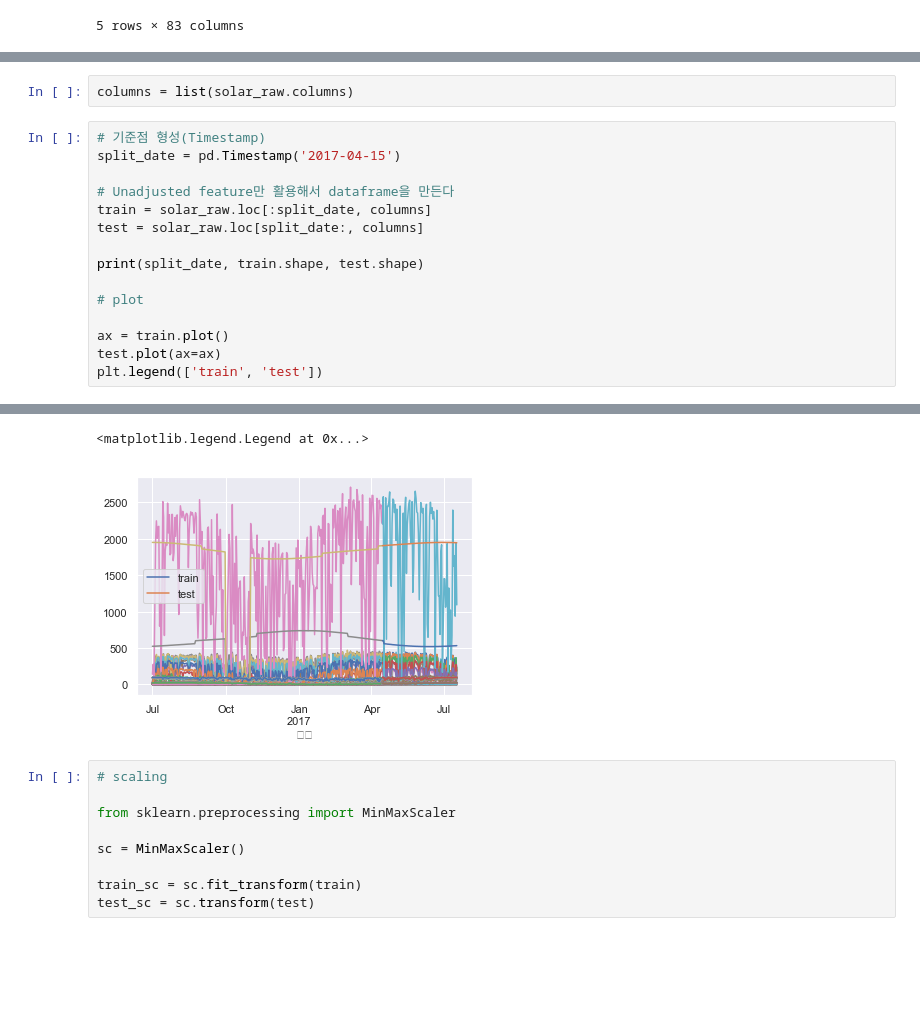
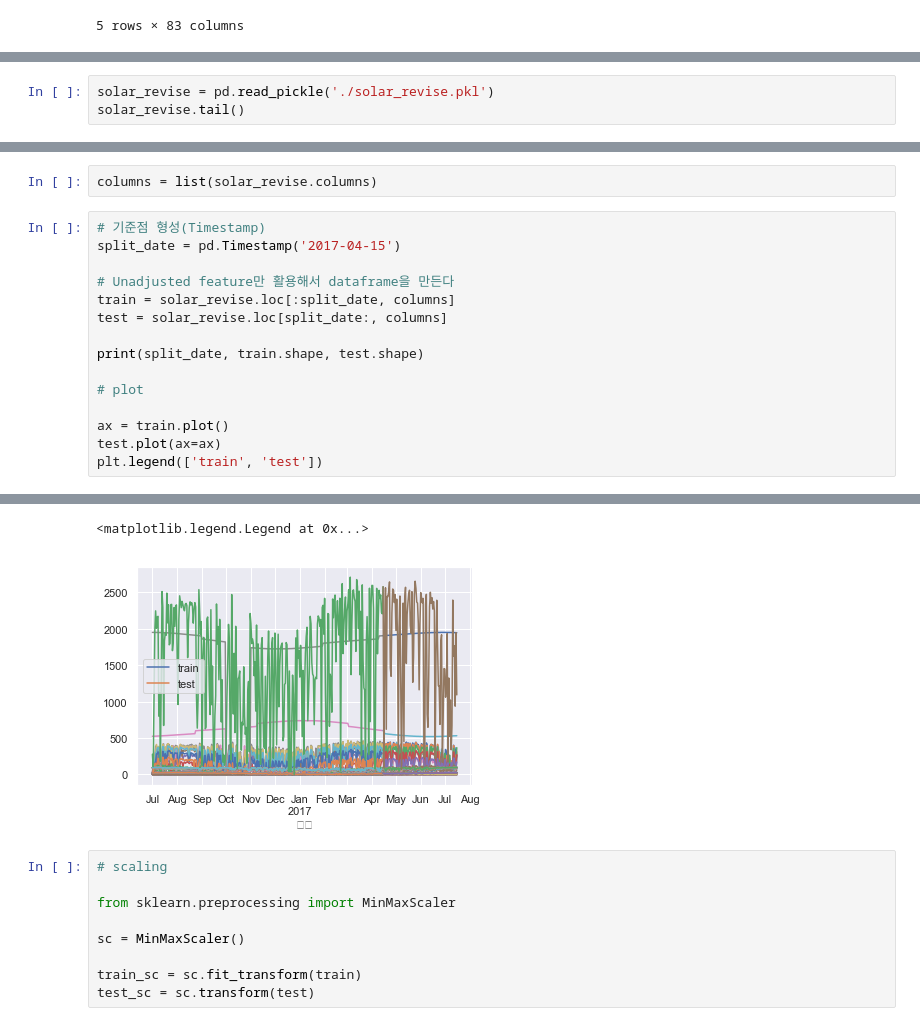
Before and after one commit to seokyeongheo/iot-data-practice, a Jupyter notebook: IOT_practice_01.RNN.ipynb, the cells around one changed output, grey strips where cells are left out. Saved outputs shown, nothing was run; the diff lists cells and outputs as text; blank space fills up the shorter version.

```diff
--- a/IOT_practice_01.RNN.ipynb
+++ b/IOT_practice_01.RNN.ipynb
@@ -488,0 +314,3 @@ solar_raw.head()
+# %%
+solar_revise = pd.read_pickle('./solar_revise.pkl')
+solar_revise.tail()
@@ -489,12 +326,12 @@ solar_raw.head()
 # %%
-columns = list(solar_raw.columns)
+columns = list(solar_revise.columns)
 # %%
 # 기준점 형성(Timestamp)
 split_date = pd.Timestamp('2017-04-15')
 
 # Unadjusted feature만 활용해서 dataframe을 만든다
-train = solar_raw.loc[:split_date, columns]
-test = solar_raw.loc[split_date:, columns]
+train = solar_revise.loc[:split_date, columns]
+test = solar_revise.loc[split_date:, columns]
 
 print(split_date, train.shape, test.shape)
 
@@ -508,5 +345,5 @@ plt.legend(['train', 'test'])
 <matplotlib.legend.Legend at 0x...>
-[figure, old version]
+[figure, new version]
 # %%
 # scaling
 
```
Also changed, not shown: parts of 69 cells of this notebook, 2 other files.
